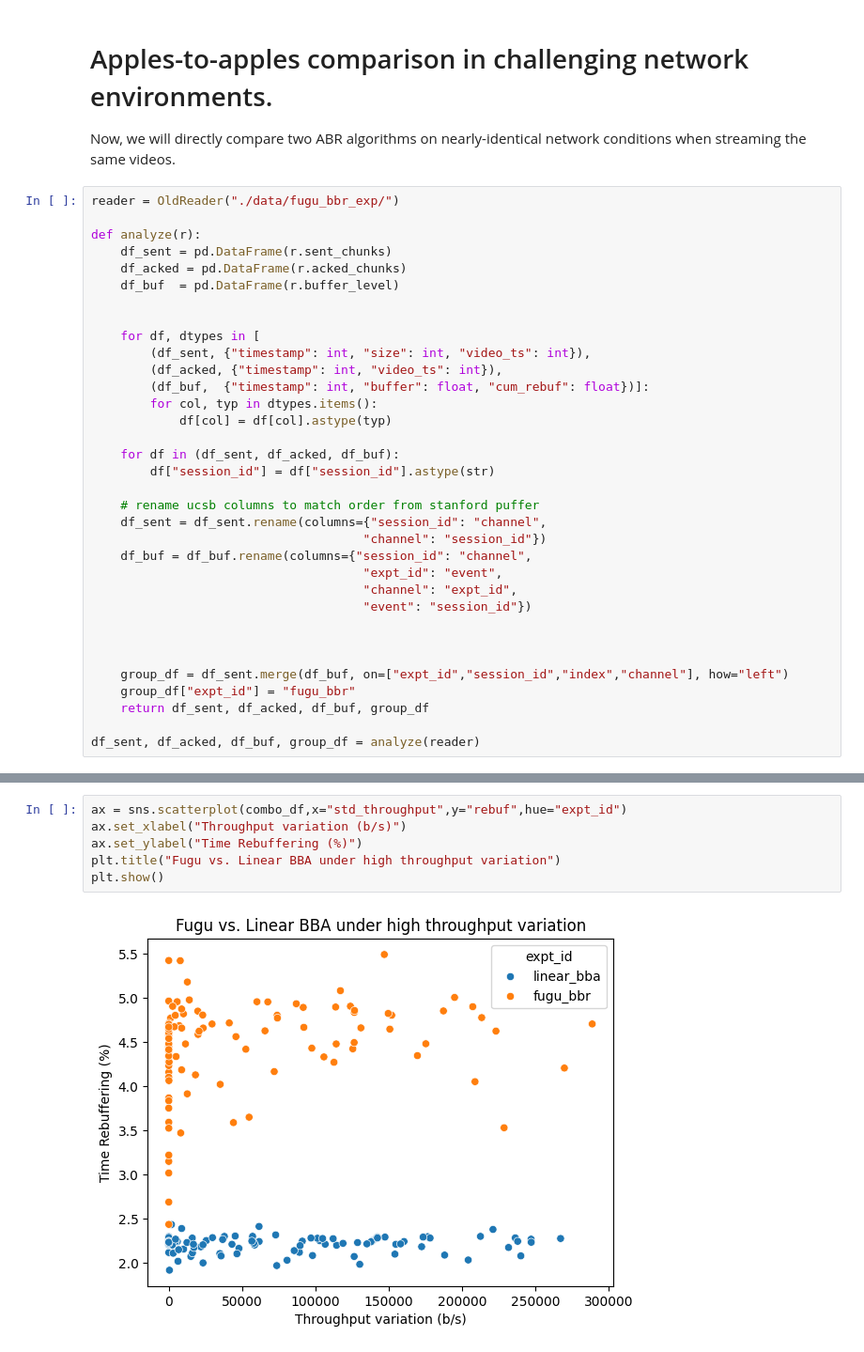
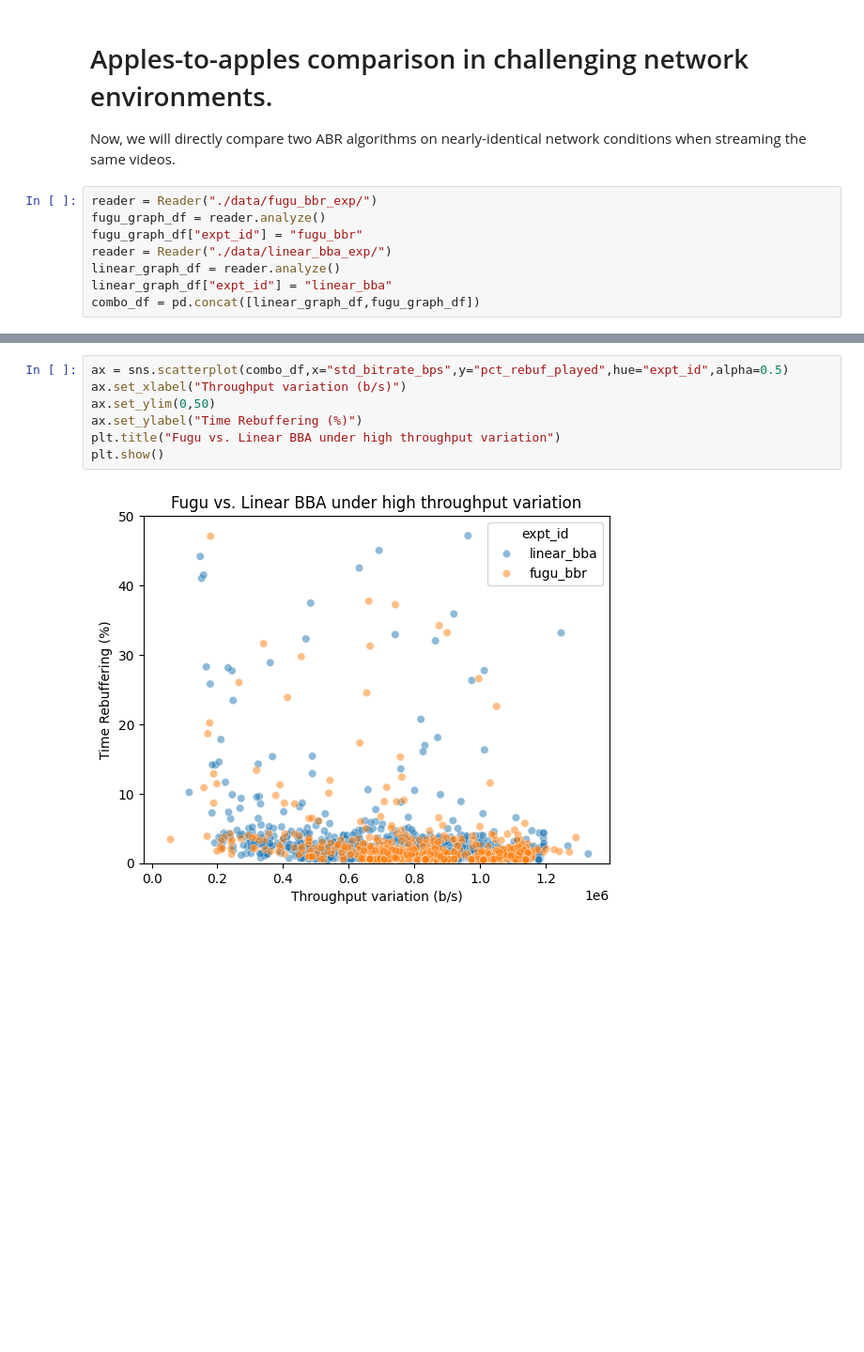
Before and after one commit to ViViVidam/293N, a Jupyter notebook: graphs.ipynb, the cells around one changed output, grey strips where cells are left out. Shown at 94% size. Cells and saved outputs as stored; diff of their text form; blank space fills up the shorter version.

```diff
--- a/graphs.ipynb
+++ b/graphs.ipynb
@@ -296,36 +296,10 @@ plt.show()
 
 Now, we will directly compare two ABR algorithms on nearly-identical network conditions when streaming the same videos.
 # %%
-reader = OldReader("./data/fugu_bbr_exp/")
-
-def analyze(r):
-    df_sent = pd.DataFrame(r.sent_chunks)
-    df_acked = pd.DataFrame(r.acked_chunks)
-    df_buf  = pd.DataFrame(r.buffer_level)
-
-
-    for df, dtypes in [
-        (df_sent, {"timestamp": int, "size": int, "video_ts": int}),
-        (df_acked, {"timestamp": int, "video_ts": int}),
-        (df_buf,  {"timestamp": int, "buffer": float, "cum_rebuf": float})]:
-        for col, typ in dtypes.items():
-            df[col] = df[col].astype(typ)
-
-    for df in (df_sent, df_acked, df_buf):
-        df["session_id"] = df["session_id"].astype(str)
-
-    # rename ucsb columns to match order from stanford puffer
-    df_sent = df_sent.rename(columns={"session_id": "channel",
-                                     "channel": "session_id"})
-    df_buf = df_buf.rename(columns={"session_id": "channel",
-                                     "expt_id": "event",
-                                     "channel": "expt_id",
-                                     "event": "session_id"})
-
-
-
-    group_df = df_sent.merge(df_buf, on=["expt_id","session_id","index","channel"], how="left")
-    group_df["expt_id"] = "fugu_bbr"
-    return df_sent, df_acked, df_buf, group_df
-
-df_sent, df_acked, df_buf, group_df = analyze(reader)
+reader = Reader("./data/fugu_bbr_exp/")
+fugu_graph_df = reader.analyze()
+fugu_graph_df["expt_id"] = "fugu_bbr"
+reader = Reader("./data/linear_bba_exp/")
+linear_graph_df = reader.analyze()
+linear_graph_df["expt_id"] = "linear_bba"
+combo_df = pd.concat([linear_graph_df,fugu_graph_df])
@@ -421,8 +324,9 @@ plt.show()
 # %%
-ax = sns.scatterplot(combo_df,x="std_throughput",y="rebuf",hue="expt_id")
+ax = sns.scatterplot(combo_df,x="std_bitrate_bps",y="pct_rebuf_played",hue="expt_id",alpha=0.5)
 ax.set_xlabel("Throughput variation (b/s)")
+ax.set_ylim(0,50)
 ax.set_ylabel("Time Rebuffering (%)")
 plt.title("Fugu vs. Linear BBA under high throughput variation")
 plt.show()
 # %% [output]
-[figure, old version]
+[figure, new version]
```
Also changed, not shown: parts of 7 cells of this notebook, 2 other files.
